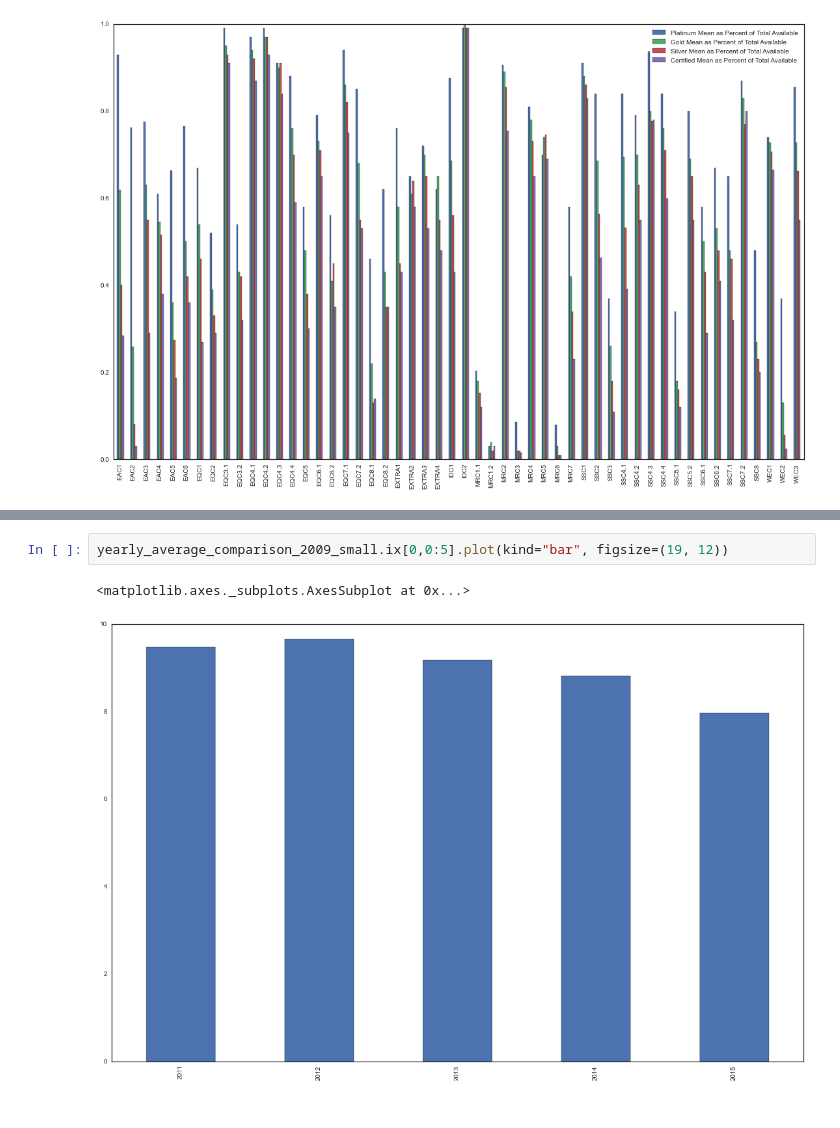
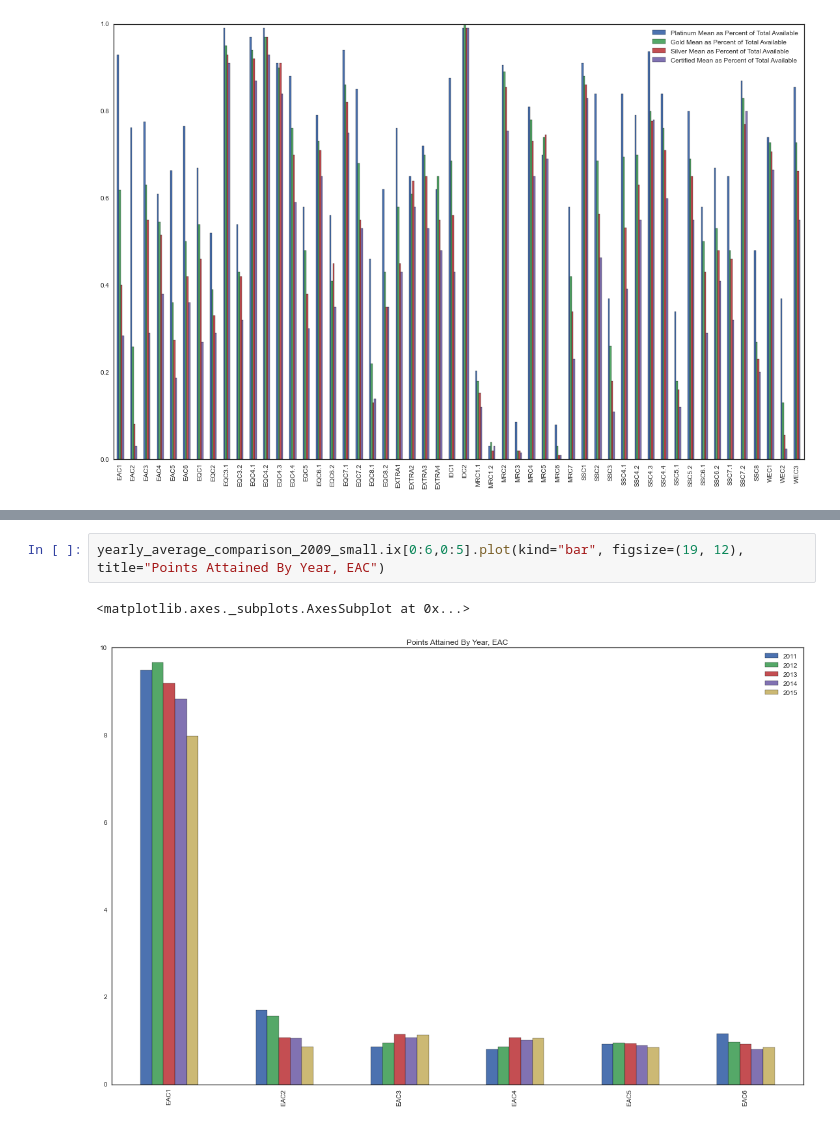
Before and after one commit to Data-Science-TIY/builditgreen, a Jupyter notebook: builditgreen/2009ScoreTrends.ipynb, the cells around one changed output, grey strips where cells are left out. Cells and saved outputs as stored; diff of their text form.

```diff
--- a/builditgreen/2009ScoreTrends.ipynb
+++ b/builditgreen/2009ScoreTrends.ipynb
@@ -1946,5 +1946,5 @@ level_2009_mean.iloc[0].plot(kind="bar", figsize=(19, 12))
 # %%
-yearly_average_comparison_2009_small.ix[0,0:5].plot(kind="bar", figsize=(19, 12))
+yearly_average_comparison_2009_small.ix[0:6,0:5].plot(kind="bar", figsize=(19, 12), title="Points Attained By Year, EAC")
 # %% [output]
 <matplotlib.axes._subplots.AxesSubplot at 0x...>
-[figure, old version]
+[figure, new version]
```
Also changed, not shown: parts of 1 cell of this notebook.
